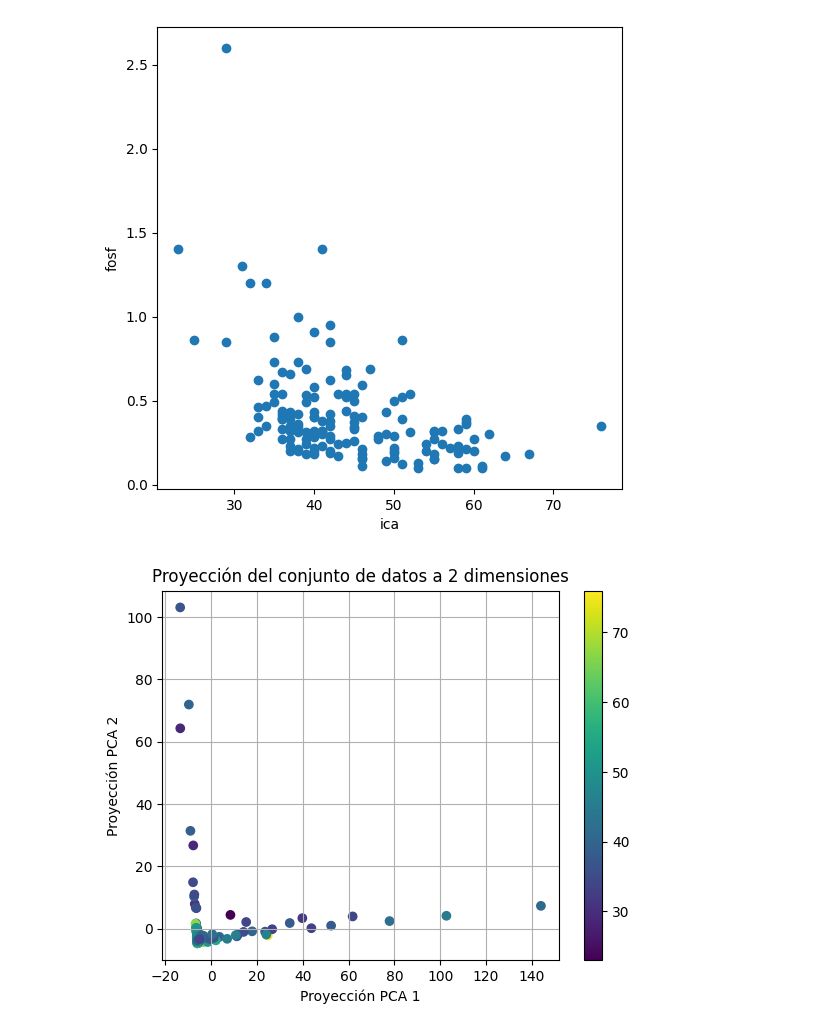
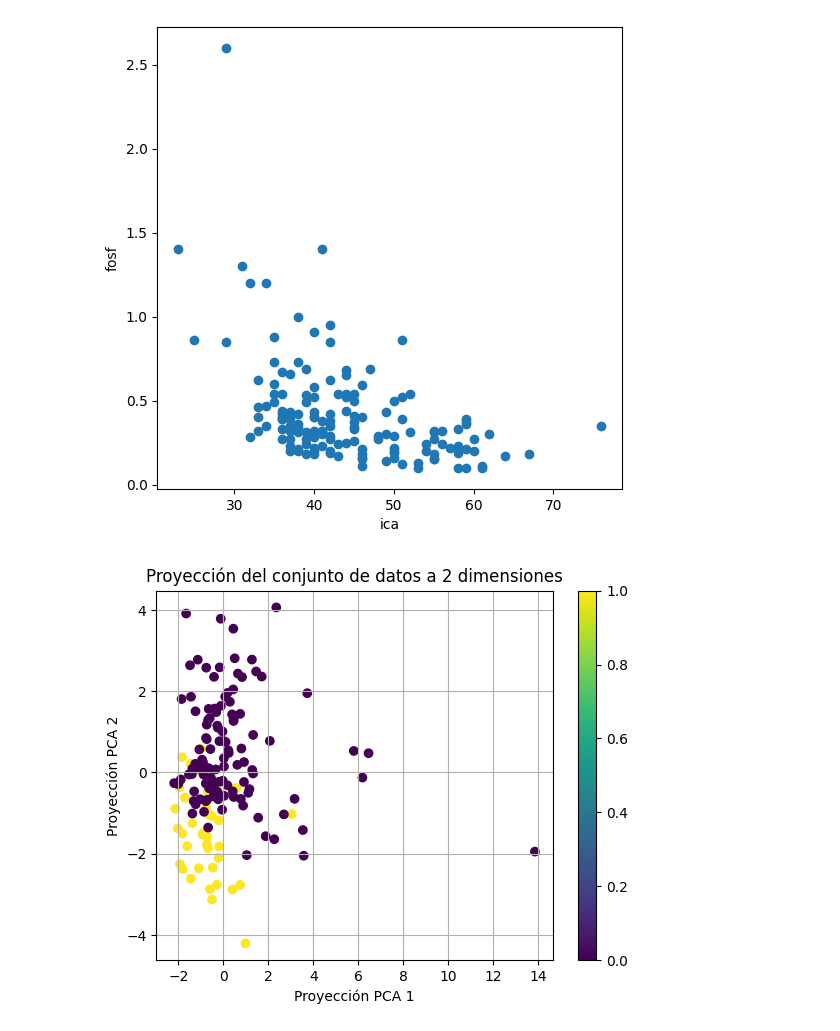
Before and after one commit to RamiroOrtiz02/PracticoEspecialGrupo14, a Jupyter notebook: codigo.ipynb, the cells around one changed output. Saved outputs shown, nothing was run; the diff lists cells and outputs as text; code cells hidden in the pictures.

```diff
--- a/codigo.ipynb
+++ b/codigo.ipynb
@@ -121,32 +120,32 @@ plt.show()
 # %%
 from sklearn.decomposition import PCA
 from sklearn.preprocessing import RobustScaler
 from sklearn.preprocessing import StandardScaler
 from sklearn.preprocessing import MinMaxScaler
 from sklearn.cluster import KMeans
 
 x = aguadataframe1.select_dtypes(include='number')
 
-x.drop('ica',axis=1)
+#x.drop('ica',axis=1)
 
-scaler = RobustScaler()
+scaler = StandardScaler()
 
 x_escalada = scaler.fit_transform(x)
 
 pca = PCA(n_components=2)
 x_pca = pca.fit_transform(x_escalada)
 
-plt.scatter(x_pca[:,0], x_pca[:,1], c=aguadataframe1['ica'], cmap = 'viridis')
+plt.scatter(x_pca[:,0], x_pca[:,1], c=aguadataframe1['campaña_Verano'], cmap = 'viridis')
 plt.grid(True)
 #plt.xlim(-7,-5)
 #plt.ylim(-5,5)
 plt.xlabel('Proyección PCA 1')
 plt.ylabel('Proyección PCA 2')
 plt.title('Proyección del conjunto de datos a 2 dimensiones')
 plt.colorbar()
 plt.show()
 # %% [output]
-[figure, old version]
+[figure, new version]
 # %%
 from sklearn.manifold import TSNE
 
```
Also changed, not shown: parts of 11 cells of this notebook.
